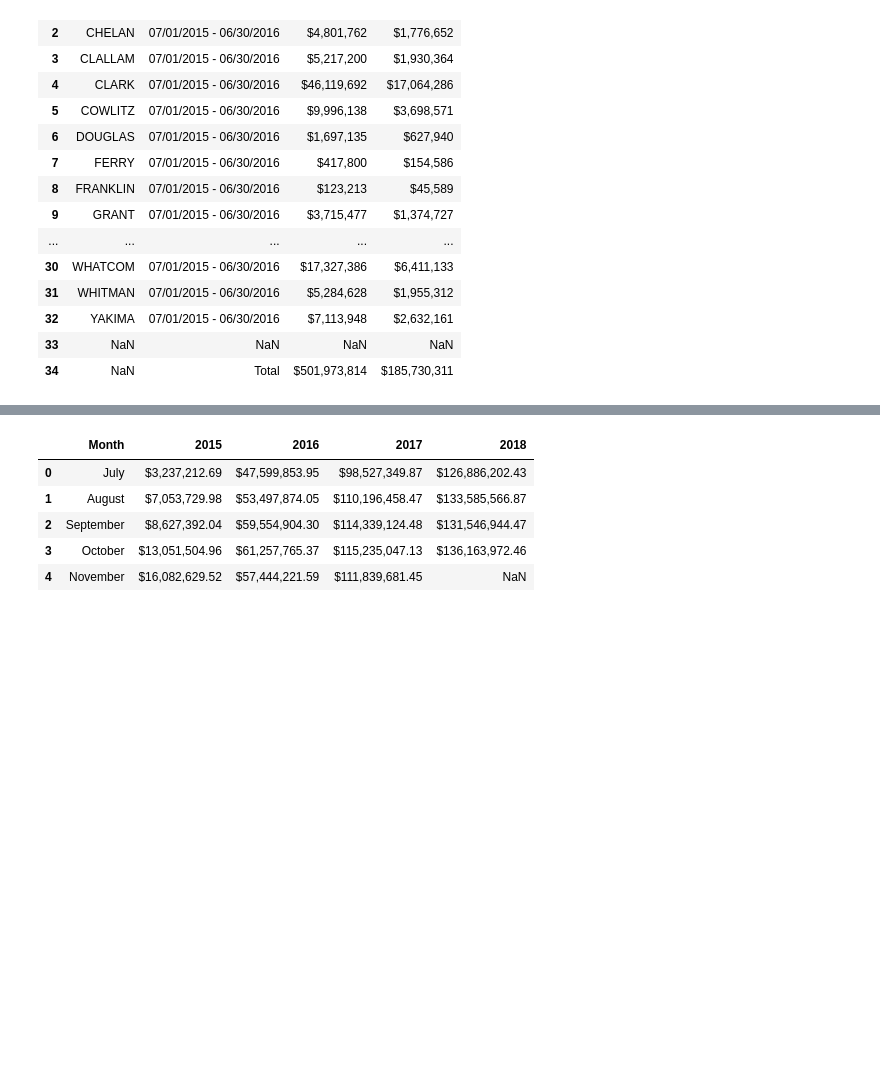
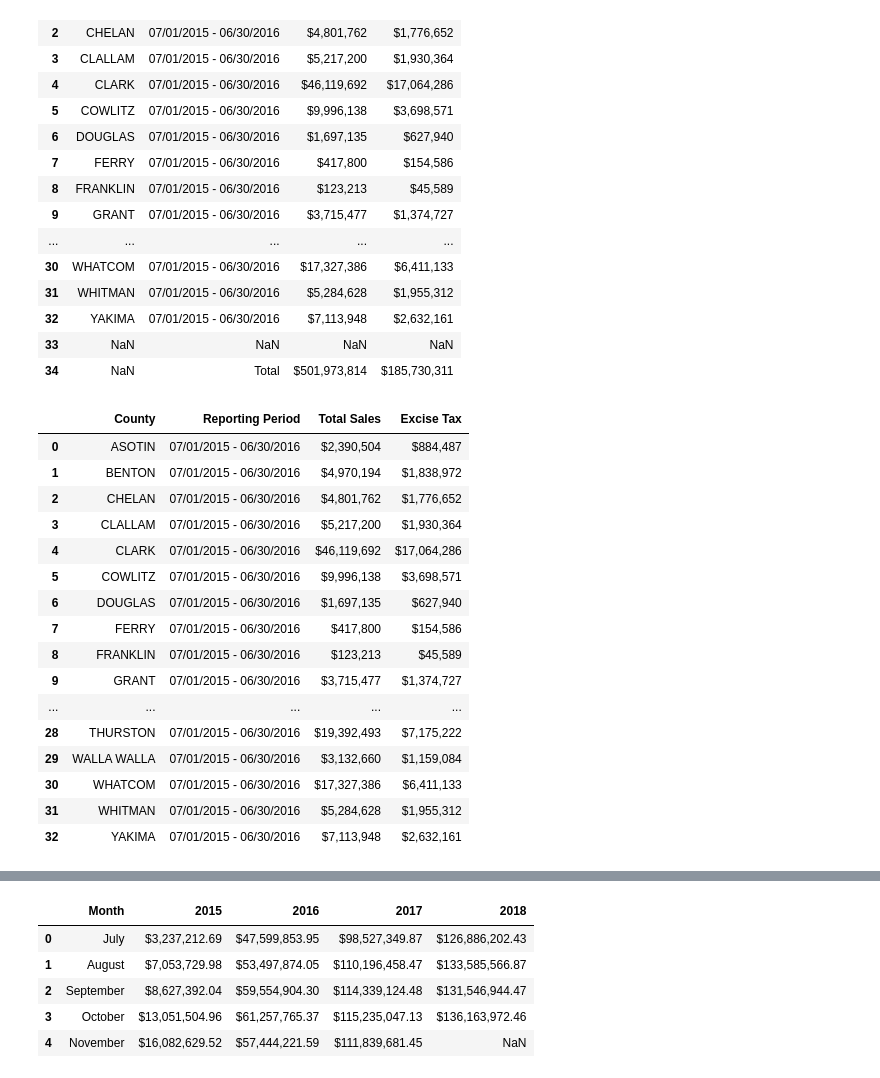
Before and after one commit to accacheung/MAKVL, a Jupyter notebook: Sales Data/WA_revenue.ipynb, the cells around one changed output, grey strips where cells are left out. Drawn from its saved outputs; the diff is of its cells as text; code cells hidden in the pictures; blank space fills up the shorter version.

```diff
--- a/Sales Data/WA_revenue.ipynb
+++ b/Sales Data/WA_revenue.ipynb
@@ -46,3 +46,24 @@ fy2016_df
 | 32 | YAKIMA | 07/01/2015 - 06/30/2016 | $7,113,948 | $2,632,161 |
 | 33 | NaN | NaN | NaN | NaN |
 | 34 | NaN | Total | $501,973,814 | $185,730,311 |
+# %%
+cleanedfy2016=df = fy2016_df.dropna(how='any')
+cleanedfy2016
+# %% [output]
+|  | County | Reporting Period | Total Sales | Excise Tax |
+| 0 | ASOTIN | 07/01/2015 - 06/30/2016 | $2,390,504 | $884,487 |
+| 1 | BENTON | 07/01/2015 - 06/30/2016 | $4,970,194 | $1,838,972 |
+| 2 | CHELAN | 07/01/2015 - 06/30/2016 | $4,801,762 | $1,776,652 |
+| 3 | CLALLAM | 07/01/2015 - 06/30/2016 | $5,217,200 | $1,930,364 |
+| 4 | CLARK | 07/01/2015 - 06/30/2016 | $46,119,692 | $17,064,286 |
+| 5 | COWLITZ | 07/01/2015 - 06/30/2016 | $9,996,138 | $3,698,571 |
+| 6 | DOUGLAS | 07/01/2015 - 06/30/2016 | $1,697,135 | $627,940 |
+| 7 | FERRY | 07/01/2015 - 06/30/2016 | $417,800 | $154,586 |
+| 8 | FRANKLIN | 07/01/2015 - 06/30/2016 | $123,213 | $45,589 |
+| 9 | GRANT | 07/01/2015 - 06/30/2016 | $3,715,477 | $1,374,727 |
+| ... | ... | ... | ... | ... |
+| 28 | THURSTON | 07/01/2015 - 06/30/2016 | $19,392,493 | $7,175,222 |
+| 29 | WALLA WALLA | 07/01/2015 - 06/30/2016 | $3,132,660 | $1,159,084 |
+| 30 | WHATCOM | 07/01/2015 - 06/30/2016 | $17,327,386 | $6,411,133 |
+| 31 | WHITMAN | 07/01/2015 - 06/30/2016 | $5,284,628 | $1,955,312 |
+| 32 | YAKIMA | 07/01/2015 - 06/30/2016 | $7,113,948 | $2,632,161 |
```
Also changed, not shown: parts of 3 cells of this notebook, 2 other files.
